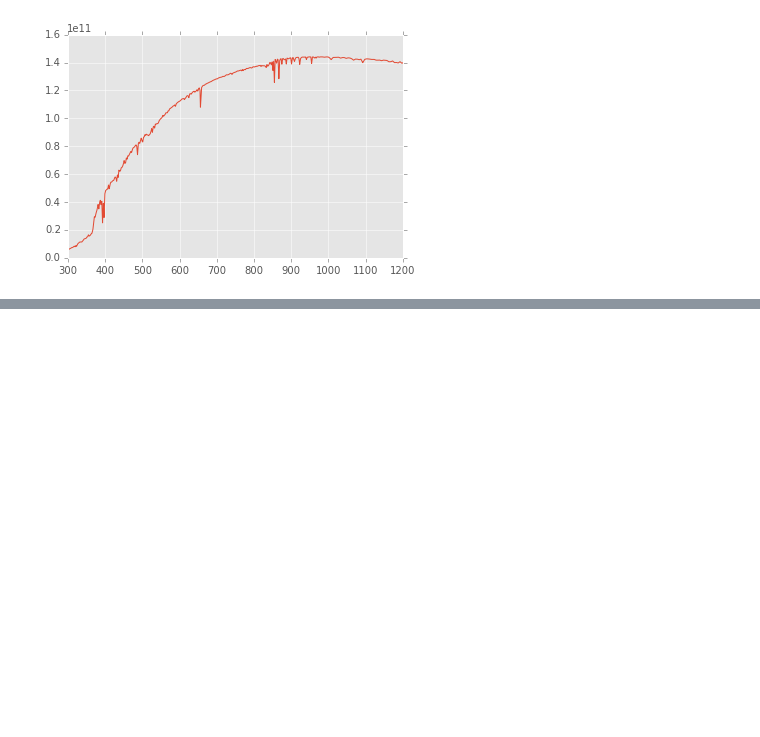
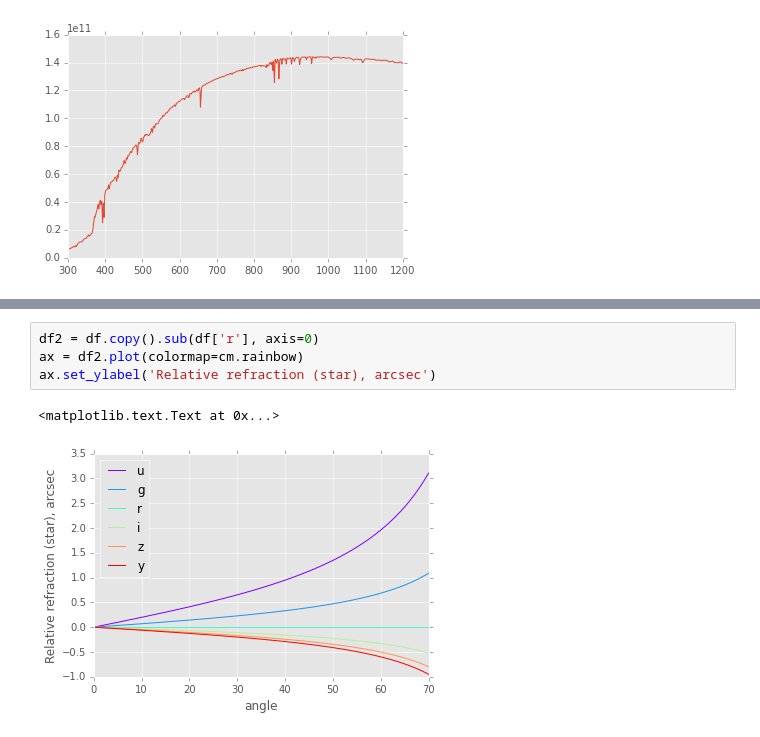
Before and after one commit to isullivan/LSST-DCR, a Jupyter notebook: code/notebooks/chroma_test5.ipynb, the cells around one changed output, grey strips where cells are left out. Saved outputs shown, nothing was run; the diff lists cells and outputs as text; blank space fills up the shorter version.

```diff
--- a/code/notebooks/chroma_test5.ipynb
+++ b/code/notebooks/chroma_test5.ipynb
@@ -238,0 +137,7 @@ print compute_dcr(SED, filters='r', angles=20., temperature=293.15).ix[20][0]
+# %%
+df2 = df.copy().sub(df['r'], axis=0)
+ax = df2.plot(colormap=cm.rainbow)
+ax.set_ylabel('Relative refraction (star), arcsec')
+# %% [output]
+<matplotlib.text.Text at 0x...>
+[figure, added]
```
Also changed, not shown: parts of 10 cells of this notebook.
